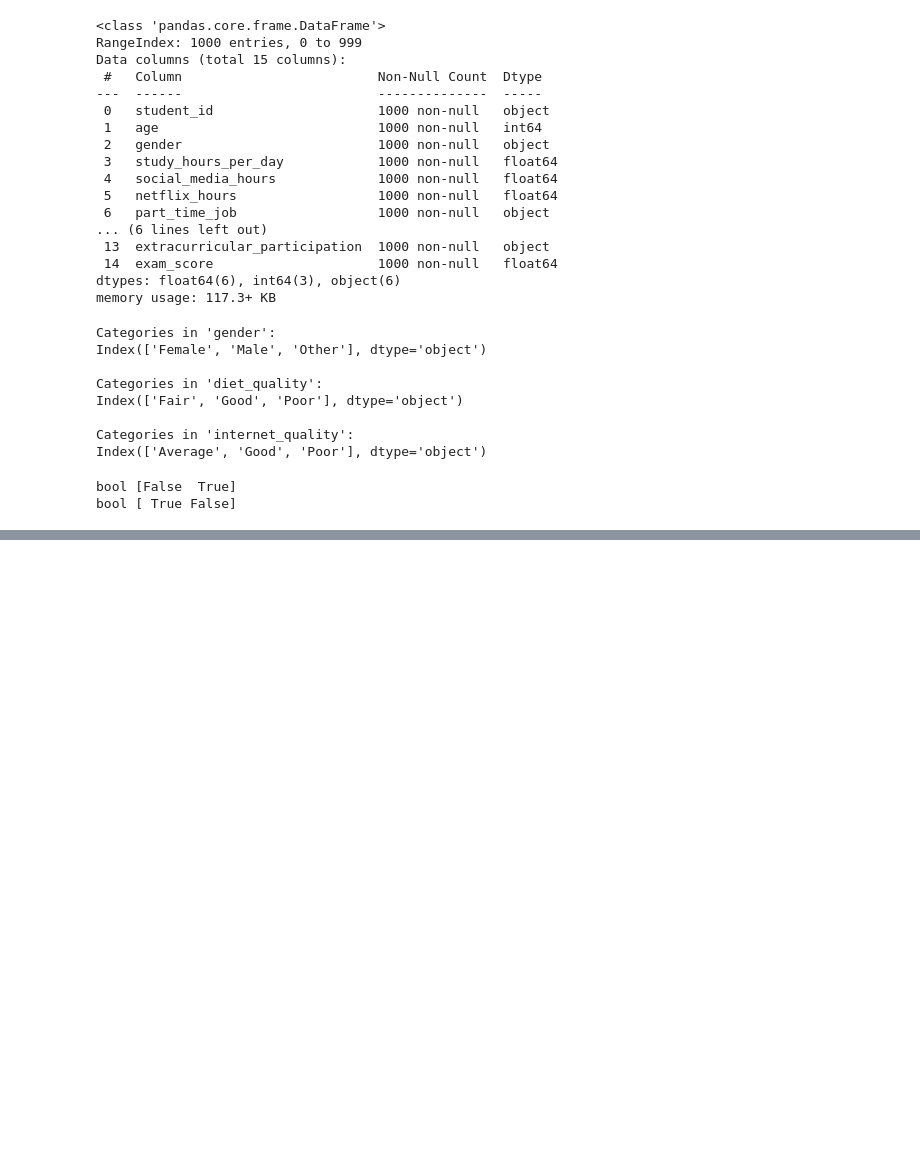
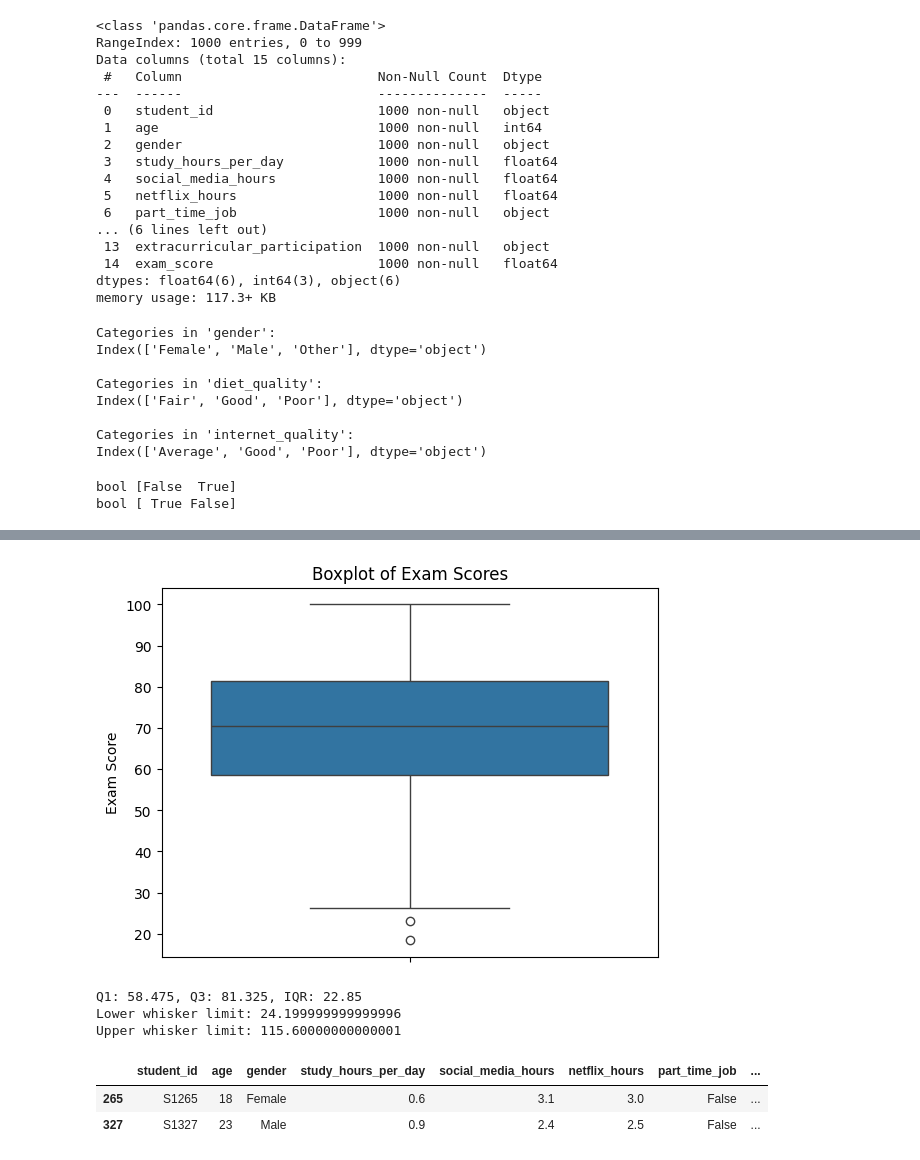
Before and after one commit to martyna-haliniak/visualisations_in_python, a Jupyter notebook: visualisations_task.ipynb, the cells around one changed output, grey strips where cells are left out. Saved outputs shown, nothing was run; the diff lists cells and outputs as text; code cells hidden in the pictures; blank space fills up the shorter version.

```diff
--- a/visualisations_task.ipynb
+++ b/visualisations_task.ipynb
@@ -167,0 +179,31 @@ bool [ True False]
+# %%
+# Boxplot
+sns.boxplot(y=df["exam_score"])
+plt.title("Boxplot of Exam Scores")
+plt.ylabel("Exam Score")
+plt.show()
+# %% [output]
+[figure, added]
+# %%
+Q1 = df["exam_score"].quantile(0.25)
+Q3 = df["exam_score"].quantile(0.75)
+IQR = Q3 - Q1
+
+lower_whisker = Q1 - 1.5 * IQR
+upper_whisker = Q3 + 1.5 * IQR
+
+print(f"Q1: {Q1}, Q3: {Q3}, IQR: {IQR}")
+print(f"Lower whisker limit: {lower_whisker}")
+print(f"Upper whisker limit: {upper_whisker}")
+# %% [output]
+Q1: 58.475, Q3: 81.325, IQR: 22.85
+Lower whisker limit: 24.199999999999996
+Upper whisker limit: 115.60000000000001
+# %%
+# Low scorers (outliers from the box plot)
+outliers_df = df[df['exam_score'] < lower_whisker]
+outliers_df
+# %% [output]
+|  | student_id | age | gender | study_hours_per_day | social_media_hours | netflix_hours | part_time_job | ... |
+| 265 | S1265 | 18 | Female | 0.6 | 3.1 | 3.0 | False | ... |
+| 327 | S1327 | 23 | Male | 0.9 | 2.4 | 2.5 | False | ... |
```
Also changed, not shown: parts of 15 cells of this notebook.
